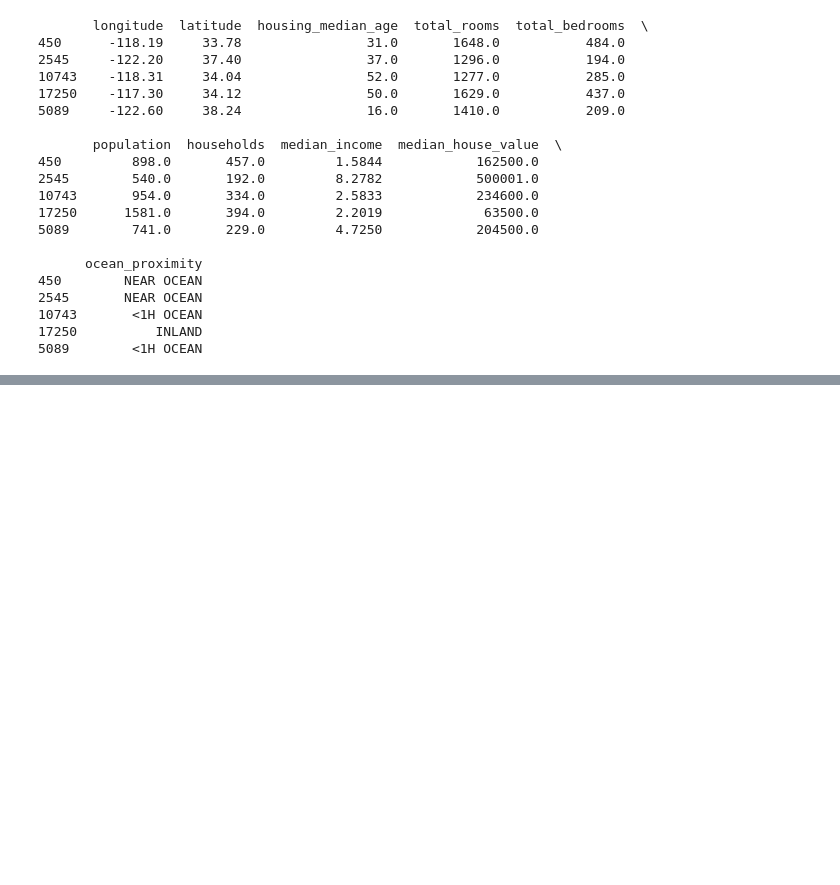
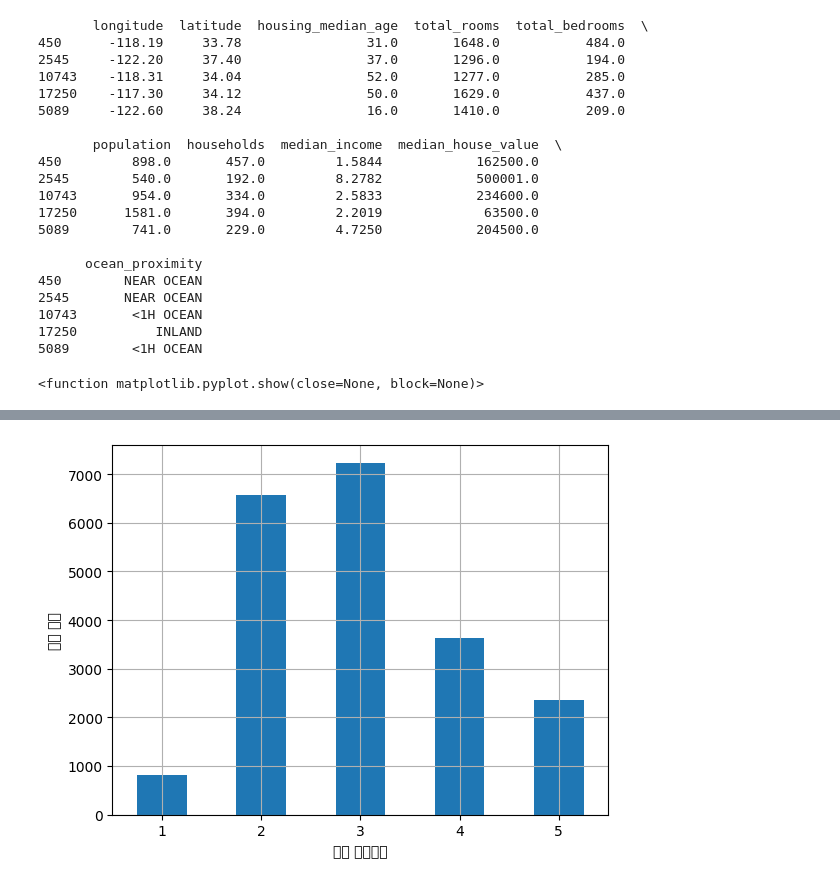
Before and after one commit to JungwonChun/Hands-on_ML, a Jupyter notebook: CH2_1.ipynb, the cells around one changed output, grey strips where cells are left out. Drawn from its saved outputs; the diff is of its cells as text; code cells hidden in the pictures; blank space fills up the shorter version.

```diff
--- a/CH2_1.ipynb
+++ b/CH2_1.ipynb
@@ -97,0 +101,19 @@ train_set, test_set = split_data_with_id_hash(housing_with_id, 0.2, "index")
+# %%
+import numpy as np
+housing["income_cat"] = pd.cut(housing["median_income"],bins=[0.,1.5,3.0,4.5,6.,np.inf],labels=[1,2,3,4,5])
+# %%
+# [한글 폰트 설정 셀]
+!apt-get -qq install -y fonts-nanum > /dev/null
+
+import matplotlib.pyplot as plt
+import matplotlib.font_manager as fm
+plt.rc('font', family='NanumGothic')
+plt.rcParams['axes.unicode_minus'] = False
+# %%
+import matplotlib.pyplot as plt
+housing["income_cat"].value_counts().sort_index().plot.bar(rot=0,grid=True)
+plt.xlabel("소득 카테고리")
+plt.ylabel("구역 개수")
+plt.show
+# %% [output]
+<function matplotlib.pyplot.show(close=None, block=None)>
@@ -97,0 +137 @@ train_set, test_set = split_data_with_id_hash(housing_with_id, 0.2, "index")
+[figure, added]
```
Also changed, not shown: parts of 15 cells of this notebook.
